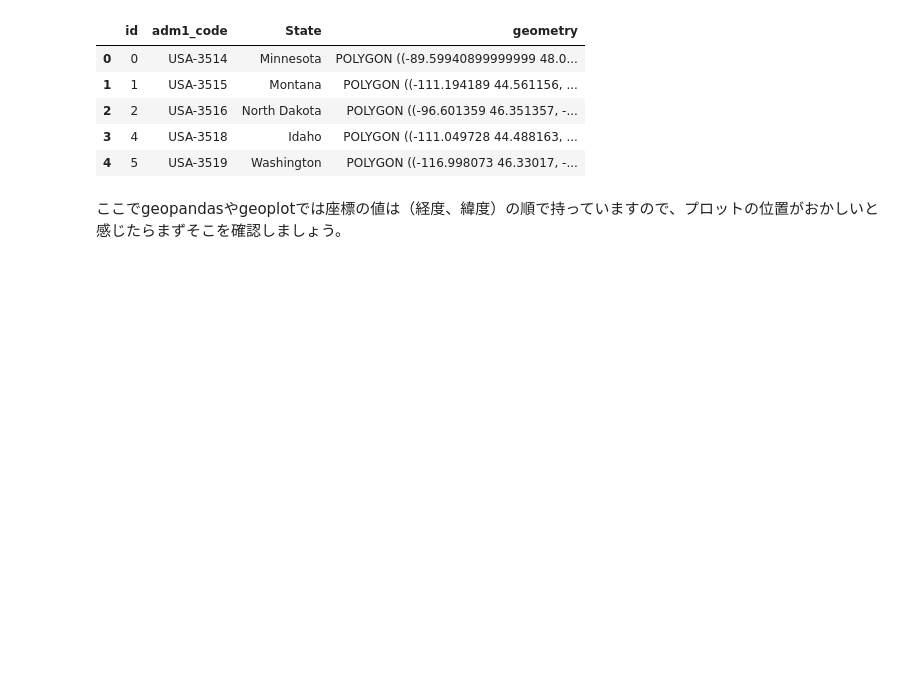
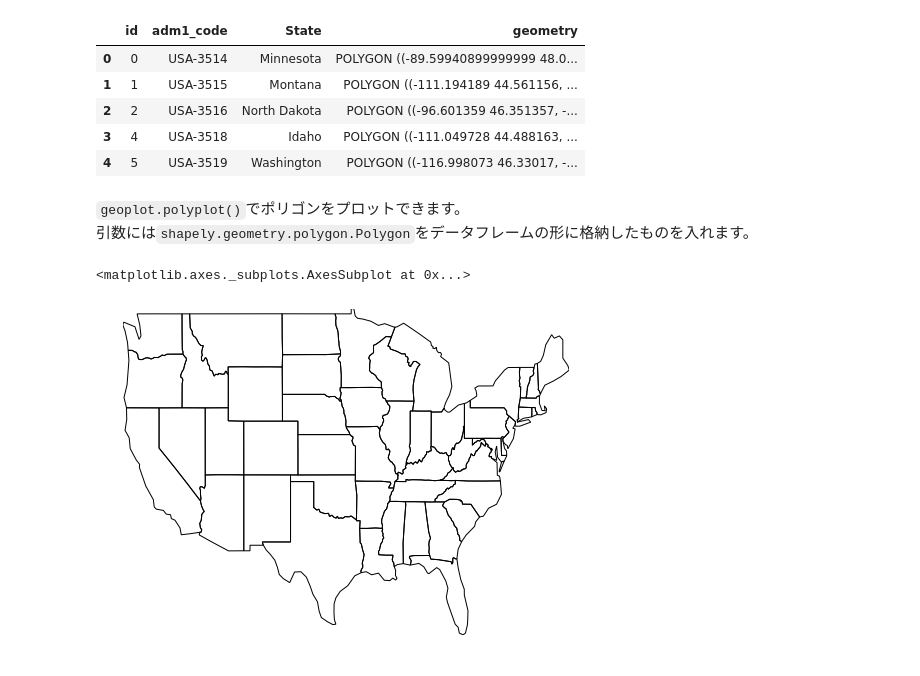
Before and after one commit to YuyaKagawa/tutorials, a Jupyter notebook: geoplot.ipynb, the cells around one changed output. Cells and saved outputs as stored; diff of their text form; code cells hidden in the pictures; blank space fills up the shorter version.

```diff
--- a/geoplot.ipynb
+++ b/geoplot.ipynb
@@ -54,7 +75,7 @@ continental_cities.shape =  (284, 5)
 # %%
-contiguous_cities=gpd.read_file(geoplot_data.contiguous_usa())
-print("contiguous_cities.shape = ", contiguous_cities.shape)
-contiguous_cities.head()
+contiguous_usa=gpd.read_file(geoplot_data.contiguous_usa())
+print("contiguous_cities.shape = ", contiguous_usa.shape)
+contiguous_usa.head()
 # %% [output]
 contiguous_cities.shape =  (49, 4)
 |  | id | adm1_code | State | geometry |
@@ -63,5 +84,11 @@ contiguous_cities.shape =  (49, 4)
 | 2 | 2 | USA-3516 | North Dakota | POLYGON ((-96.601359 46.351357, -... |
 | 3 | 4 | USA-3518 | Idaho | POLYGON ((-111.049728 44.488163, ... |
 | 4 | 5 | USA-3519 | Washington | POLYGON ((-116.998073 46.33017, -... |
-# %% [markdown]
-ここでgeopandasやgeoplotでは座標の値は（経度、緯度）の順で持っていますので、プロットの位置がおかしいと感じたらまずそこを確認しましょう。
+# %% [markdown]
+<code>geoplot.polyplot()</code>でポリゴンをプロットできます。
+引数には<code>shapely.geometry.polygon.Polygon</code>をデータフレームの形に格納したものを入れます。
+# %%
+gplt.polyplot(contiguous_usa)
+# %% [output]
+<matplotlib.axes._subplots.AxesSubplot at 0x...>
+[figure, added]
```
Also changed, not shown: parts of 36 cells of this notebook.
